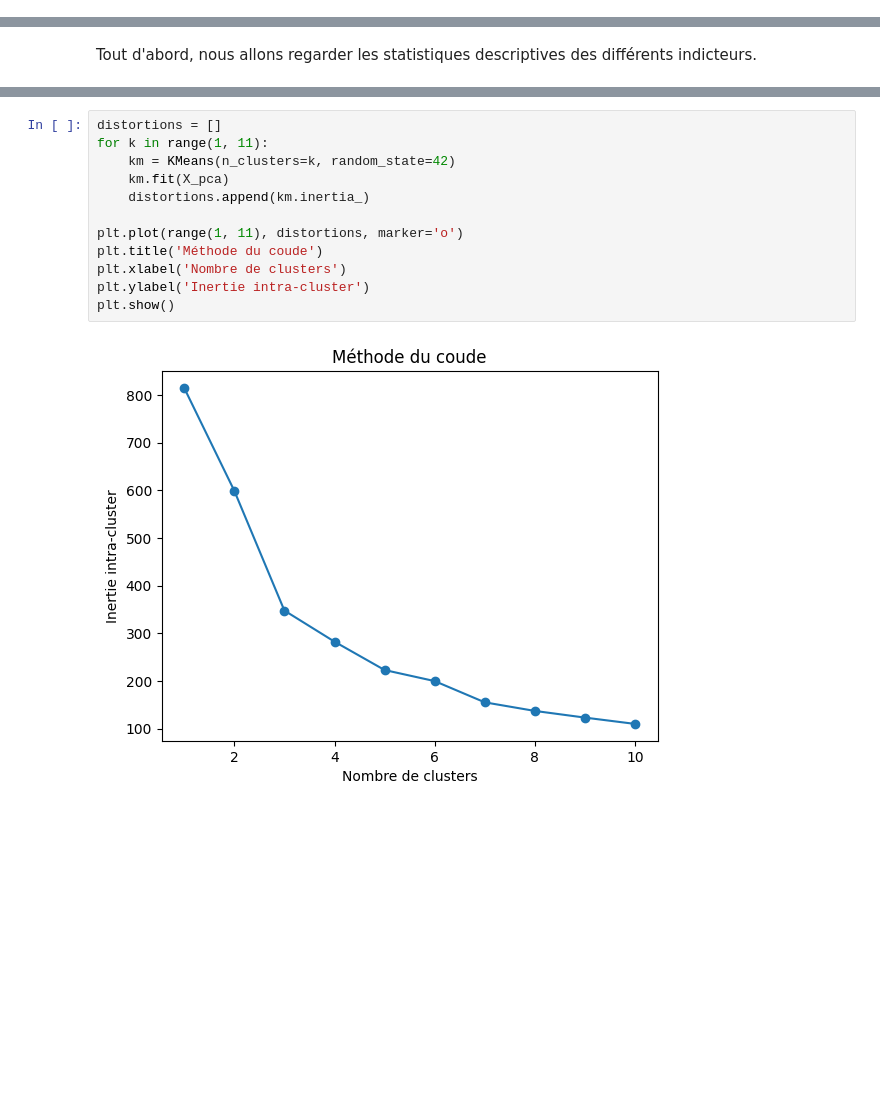
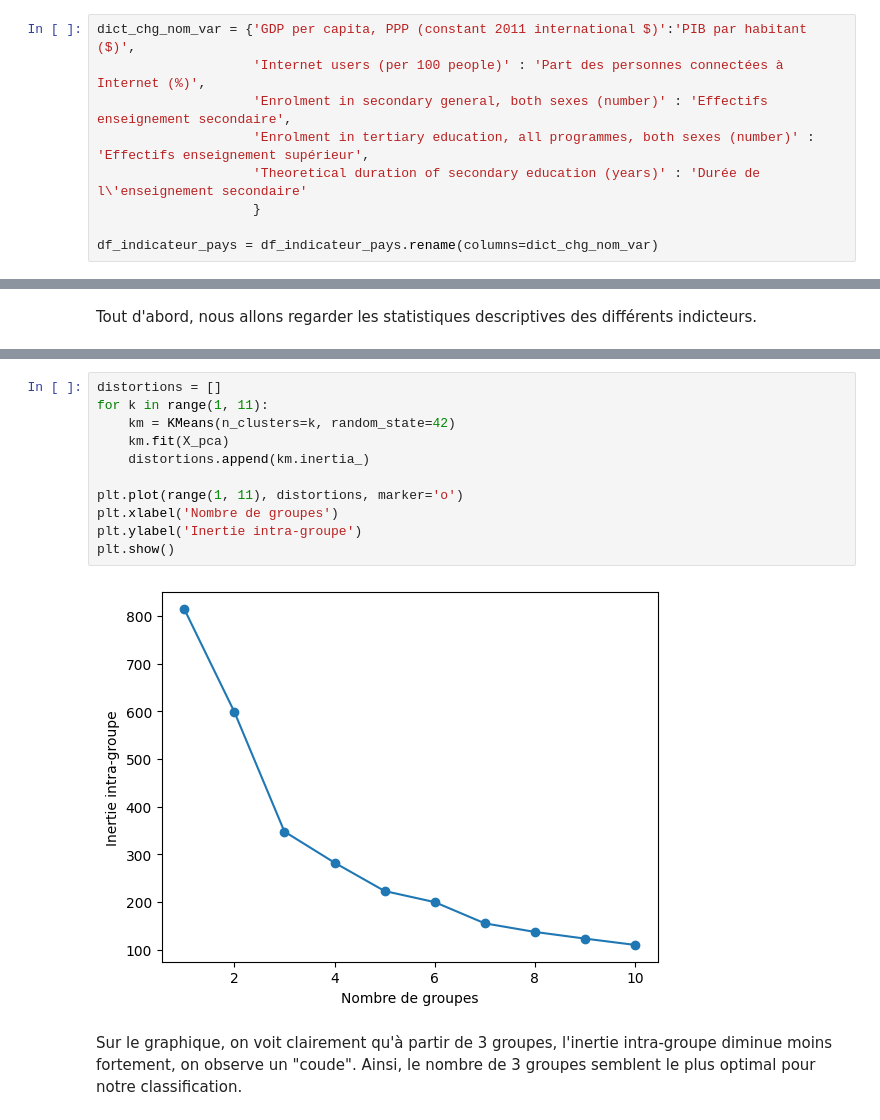
Before and after one commit to R0mNavarr0/Analysez-des-donnees-de-systemes-educatifs, a Jupyter notebook: EDA_academy.ipynb, the cells around one changed output, grey strips where cells are left out. Cells and saved outputs as stored; diff of their text form; blank space fills up the shorter version.

```diff
--- a/EDA_academy.ipynb
+++ b/EDA_academy.ipynb
@@ -734,3 +736,12 @@ memory usage: 19.2+ KB
+# %%
+dict_chg_nom_var = {'GDP per capita, PPP (constant 2011 international $)':'PIB par habitant ($)',
+                    'Internet users (per 100 people)' : 'Part des personnes connectées à Internet (%)',
+                    'Enrolment in secondary general, both sexes (number)' : 'Effectifs enseignement secondaire',
+                    'Enrolment in tertiary education, all programmes, both sexes (number)' : 'Effectifs enseignement supérieur',
+                    'Theoretical duration of secondary education (years)' : 'Durée de l\'enseignement secondaire'
+                    }
+
+df_indicateur_pays = df_indicateur_pays.rename(columns=dict_chg_nom_var)
 # %% [markdown]
 ### Analyse descriptive
 # %% [markdown]
@@ -802,16 +831,17 @@ Variance expliquée : [0.38276566 0.35245612 0.19732471 0.04891857 0.01853494]
 # %%
 distortions = []
 for k in range(1, 11):
     km = KMeans(n_clusters=k, random_state=42)
     km.fit(X_pca)
     distortions.append(km.inertia_)
 
 plt.plot(range(1, 11), distortions, marker='o')
-plt.title('Méthode du coude')
-plt.xlabel('Nombre de clusters')
-plt.ylabel('Inertie intra-cluster')
+plt.xlabel('Nombre de groupes')
+plt.ylabel('Inertie intra-groupe')
 plt.show()
 # %% [output]
-[figure, old version]
+[figure, new version]
+# %% [markdown]
+Sur le graphique, on voit clairement qu'à partir de 3 groupes, l'inertie intra-groupe diminue moins fortement, on observe un "coude". Ainsi, le nombre de 3 groupes semblent le plus optimal pour notre classification.
 # %%
 kmeans = KMeans(n_clusters=3, random_state=42)
```
Also changed, not shown: parts of 46 cells of this notebook.
